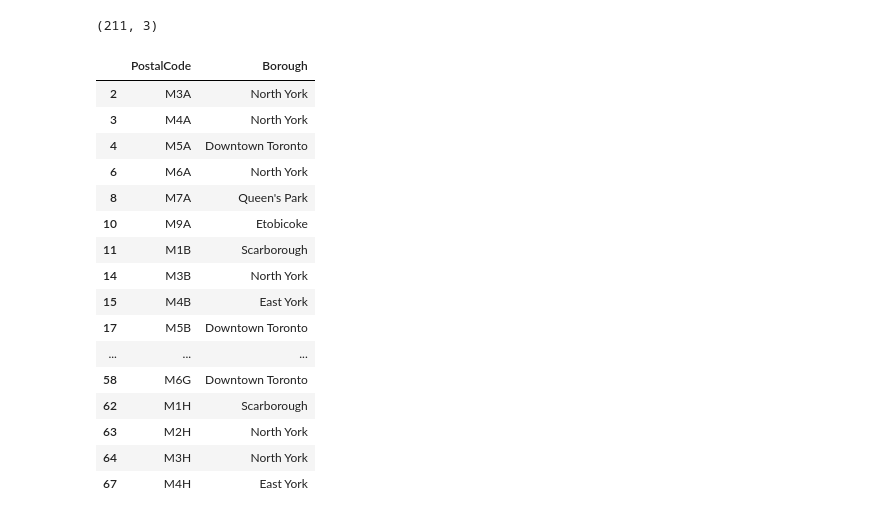
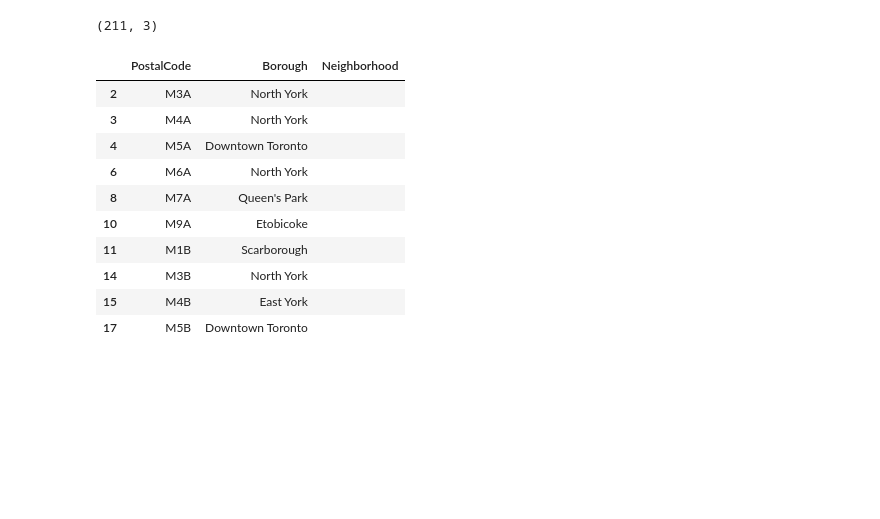
Before and after one commit to IreneCh25/Capstone-Project-Repository, a Jupyter notebook: W3Assignment.ipynb, the cells around one changed output. Cells and saved outputs as stored; diff of their text form; code cells hidden in the pictures; blank space fills up the shorter version.

```diff
--- a/W3Assignment.ipynb
+++ b/W3Assignment.ipynb
@@ -145,28 +131,19 @@ CACodeDf.shape
 # %%
 df = CACodeDf[['PostalCode','Borough']]
 #df.drop_duplicates()
 df=df.drop_duplicates(['PostalCode','Borough'])[['PostalCode','Borough']]
-df.head(30)
+df['Neighborhood'] = df.apply(lambda row: "", axis=1)
+df.head(10)
 #df.shape
-#for col in CACodeDf:
-#    d[col] = CACodeDf[col].unique()
-#d
-#CACodeDf.head()
 # %% [output]
-|  | PostalCode | Borough |
-| 2 | M3A | North York |
-| 3 | M4A | North York |
-| 4 | M5A | Downtown Toronto |
-| 6 | M6A | North York |
-| 8 | M7A | Queen's Park |
-| 10 | M9A | Etobicoke |
-| 11 | M1B | Scarborough |
-| 14 | M3B | North York |
-| 15 | M4B | East York |
-| 17 | M5B | Downtown Toronto |
-| ... | ... | ... |
-| 58 | M6G | Downtown Toronto |
-| 62 | M1H | Scarborough |
-| 63 | M2H | North York |
-| 64 | M3H | North York |
-| 67 | M4H | East York |
+|  | PostalCode | Borough | Neighborhood |
+| 2 | M3A | North York |  |
+| 3 | M4A | North York |  |
+| 4 | M5A | Downtown Toronto |  |
+| 6 | M6A | North York |  |
+| 8 | M7A | Queen's Park |  |
+| 10 | M9A | Etobicoke |  |
+| 11 | M1B | Scarborough |  |
+| 14 | M3B | North York |  |
+| 15 | M4B | East York |  |
+| 17 | M5B | Downtown Toronto |  |
```
Also changed, not shown: parts of 5 cells of this notebook.
